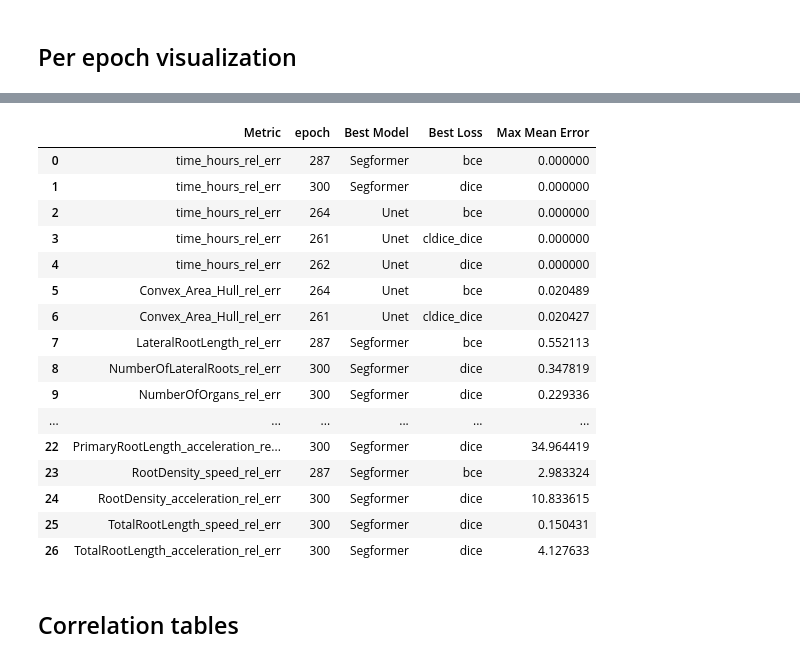
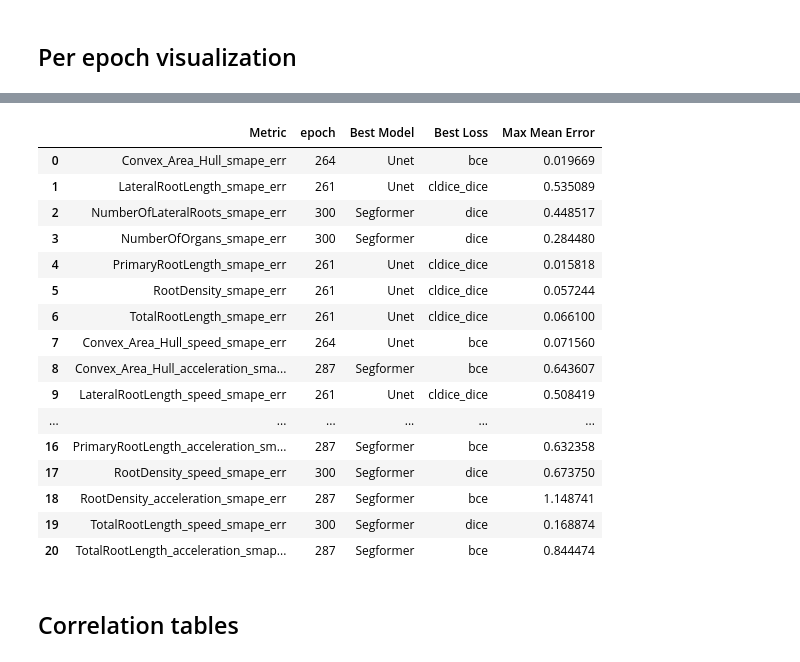
Before and after one commit to Money-eng/Benchmark_RST, a Jupyter notebook: Measures/Metrics_analysis.ipynb, the cells around one changed output, grey strips where cells are left out. Saved outputs shown, nothing was run; the diff lists cells and outputs as text; code cells hidden in the pictures.

```diff
--- a/Measures/Metrics_analysis.ipynb
+++ b/Measures/Metrics_analysis.ipynb
@@ -267,16 +274,28 @@ df_logs_tb_last_epoch
 ## Prepare diff datasets
 # %%
 # all columns that are not model_name, loss_name, epoch, box and time are metrics
-metric_columns = [col for col in df_plant.columns if col not in ['model_name', 'loss_name', 'epoch', "box", "time", "root_ids"]]
+metric_columns = [col for col in df_plant.columns if col not in ['model_name', 'loss_name', 'epoch', "box", "time", 'time_hours', "root_ids"]]
 df_diff = df_plant_gt.copy()
+
+import numpy as np
+
+# print type of every column in df_plant_gt and df_plant
+print("df_plant_gt column types:")
+print(df_plant_gt.dtypes)
+print("\ndf_plant column types:")
+print(df_plant.dtypes)
 
 for metric in metric_columns:
     df_diff[f"{metric}_signed_err"] = df_plant[metric] - df_plant_gt[metric]
 
     df_diff[f"{metric}_abs_err"] = df_diff[f"{metric}_signed_err"].abs()
 
-    floatgt = abs(df_plant_gt[metric].astype(float).replace(0, pd.NA)) #
+    floatgt = abs(df_plant_gt[metric].astype(float)) # yolo les na
     df_diff[f'{metric}_rel_err'] = df_diff[f"{metric}_abs_err"] / (floatgt + 1e-9)
+
+    floatpred = abs(df_plant[metric].astype(float)) # yolo les na
+    df_diff[f"{metric}_smape_err"] = 2 * df_diff[f"{metric}_abs_err"] / (floatpred + floatgt + 1e-9)
+
 
 # drop TimeStep_signed_err, TimeStep_abs_err and TimeStep_rel_err if they exist
 df_diff = df_diff.drop(columns=metric_columns)
@@ -595,7 +649,7 @@ VBox(children=(HBox(children=(Dropdown(description='Model:', options=('Segformer
 import pandas as pd
 from IPython.display import display
 
-target_metrics = [m for m in plant_errors if 'rel_err' in m ]
+target_metrics = [m for m in plant_errors if 'smape' in m]
 
 # Remplacer -1 par l'epoch max pour chaque combinaison model_name x loss_name
 last_epochs = df_diff_log.groupby(['model_name', 'loss_name'])['epoch'].max().reset_index()
@@ -611,7 +665,7 @@ for metric in target_metrics:
     for (model, loss), row in winners.iterrows():
         best_configs.append({
             'Metric': metric,
-            'epoch': df_diff_log[df_diff_log['model_name'] == model][df_diff_log['loss_name'] == loss]['epoch'].max(),
+            'epoch': df_diff_log.loc[(df_diff_log['model_name'] == model) & (df_diff_log['loss_name'] == loss), 'epoch'].max(),
             'Best Model': model,
             'Best Loss': loss,
             'Min Mean Error': row[metric]
@@ -641,49 +695,49 @@ display(df_best.style.background_gradient(subset=['Min Mean Error'], cmap='Green
 # %%
 import pandas as pd
 from IPython.display import display
 
-target_metrics = [m for m in plant_errors if 'rel_err' in m ]
+target_metrics = [m for m in plant_errors if 'smape' in m]
 
 last_epochs = df_diff_log.groupby(['model_name', 'loss_name'])['epoch'].max().reset_index()
 last_epoch_dict = {(row['model_name'], row['loss_name']): row['epoch'] for _, row in last_epochs.iterrows()}
 df_diff_log['epoch'] = df_diff_log.apply(lambda row: last_epoch_dict.get((row['model_name'], row['loss_name']), row['epoch']) if row['epoch'] == -1 else row['epoch'], axis=1)
 
 df_grouped = df_diff_log[df_diff_log['epoch'] == df_diff_log.groupby(['model_name', 'loss_name'])['epoch'].transform('max')].groupby(['model_name', 'loss_name'])[target_metrics].mean() # meean over all measures for each model_name x loss_name combination at last epoch
 best_configs = []
 
 for metric in target_metrics:
     max_val = df_grouped[metric].max()
     winners = df_grouped[df_grouped[metric] >= max_val - 1e-4]
     for (model, loss), row in winners.iterrows():
         best_configs.append({
             'Metric': metric,
-            'epoch': df_diff_log[df_diff_log['model_name'] == model][df_diff_log['loss_name'] == loss]['epoch'].max(),
+            'epoch': df_diff_log.loc[(df_diff_log['model_name'] == model) & (df_diff_log['loss_name'] == loss), 'epoch'].max(),
             'Best Model': model,
             'Best Loss': loss,
             'Max Mean Error': row[metric]
         })
 
 df_best = pd.DataFrame(best_configs)
 
 display(df_best.style.background_gradient(subset=['Max Mean Error'], cmap='Reds_r'))
 # %% [output]
 |  | Metric | epoch | Best Model | Best Loss | Max Mean Error |
-| 0 | time_hours_rel_err | 287 | Segformer | bce | 0.000000 |
-| 1 | time_hours_rel_err | 300 | Segformer | dice | 0.000000 |
-| 2 | time_hours_rel_err | 264 | Unet | bce | 0.000000 |
-| 3 | time_hours_rel_err | 261 | Unet | cldice_dice | 0.000000 |
-| 4 | time_hours_rel_err | 262 | Unet | dice | 0.000000 |
-| 5 | Convex_Area_Hull_rel_err | 264 | Unet | bce | 0.020489 |
-| 6 | Convex_Area_Hull_rel_err | 261 | Unet | cldice_dice | 0.020427 |
-| 7 | LateralRootLength_rel_err | 287 | Segformer | bce | 0.552113 |
-| 8 | NumberOfLateralRoots_rel_err | 300 | Segformer | dice | 0.347819 |
-| 9 | NumberOfOrgans_rel_err | 300 | Segformer | dice | 0.229336 |
+| 0 | Convex_Area_Hull_smape_err | 264 | Unet | bce | 0.019669 |
+| 1 | LateralRootLength_smape_err | 261 | Unet | cldice_dice | 0.535089 |
+| 2 | NumberOfLateralRoots_smape_err | 300 | Segformer | dice | 0.448517 |
+| 3 | NumberOfOrgans_smape_err | 300 | Segformer | dice | 0.284480 |
+| 4 | PrimaryRootLength_smape_err | 261 | Unet | cldice_dice | 0.015818 |
+| 5 | RootDensity_smape_err | 261 | Unet | cldice_dice | 0.057244 |
+| 6 | TotalRootLength_smape_err | 261 | Unet | cldice_dice | 0.066100 |
+| 7 | Convex_Area_Hull_speed_smape_err | 264 | Unet | bce | 0.071560 |
+| 8 | Convex_Area_Hull_acceleration_sma... | 287 | Segformer | bce | 0.643607 |
+| 9 | LateralRootLength_speed_smape_err | 261 | Unet | cldice_dice | 0.508419 |
 | ... | ... | ... | ... | ... | ... |
-| 22 | PrimaryRootLength_acceleration_re... | 300 | Segformer | dice | 34.964419 |
-| 23 | RootDensity_speed_rel_err | 287 | Segformer | bce | 2.983324 |
-| 24 | RootDensity_acceleration_rel_err | 300 | Segformer | dice | 10.833615 |
-| 25 | TotalRootLength_speed_rel_err | 300 | Segformer | dice | 0.150431 |
-| 26 | TotalRootLength_acceleration_rel_err | 300 | Segformer | dice | 4.127633 |
+| 16 | PrimaryRootLength_acceleration_sm... | 287 | Segformer | bce | 0.632358 |
+| 17 | RootDensity_speed_smape_err | 300 | Segformer | dice | 0.673750 |
+| 18 | RootDensity_acceleration_smape_err | 287 | Segformer | bce | 1.148741 |
+| 19 | TotalRootLength_speed_smape_err | 300 | Segformer | dice | 0.168874 |
+| 20 | TotalRootLength_acceleration_smap... | 287 | Segformer | bce | 0.844474 |
 # %% [markdown]
 ## Correlation tables
 # %%
```
Also changed, not shown: parts of 23 cells of this notebook, 59 other files.
